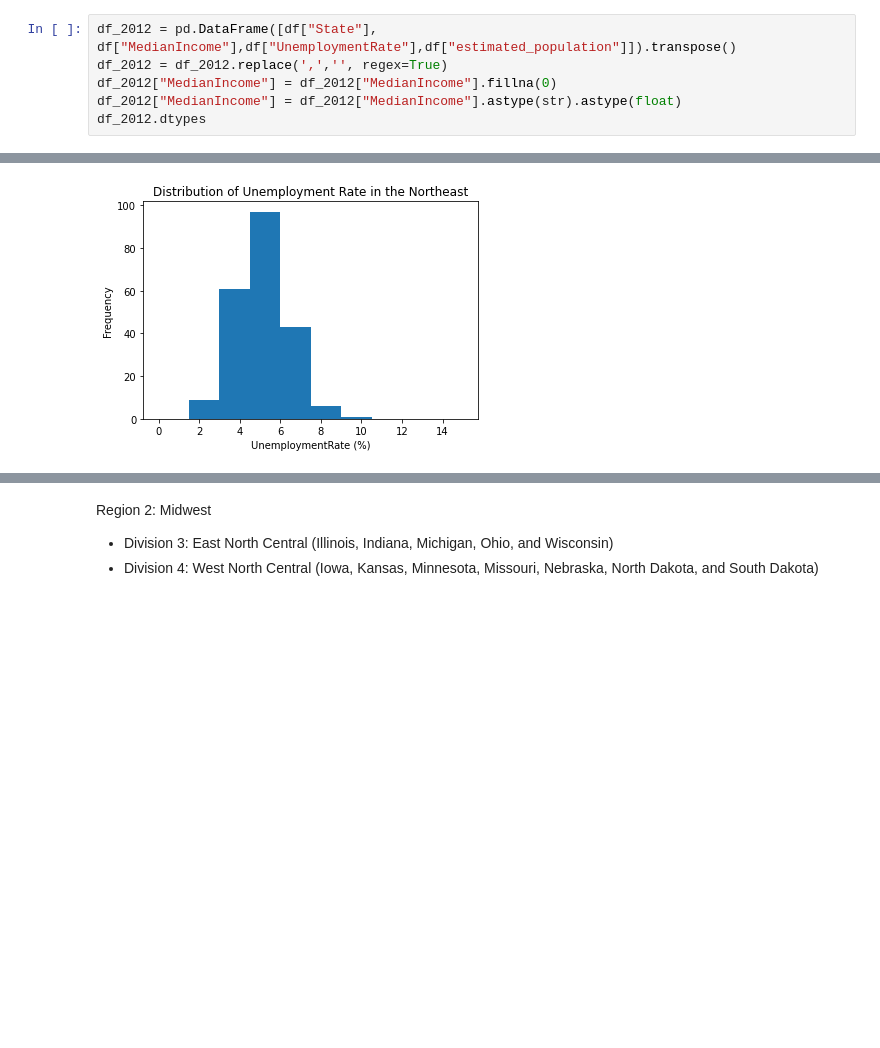
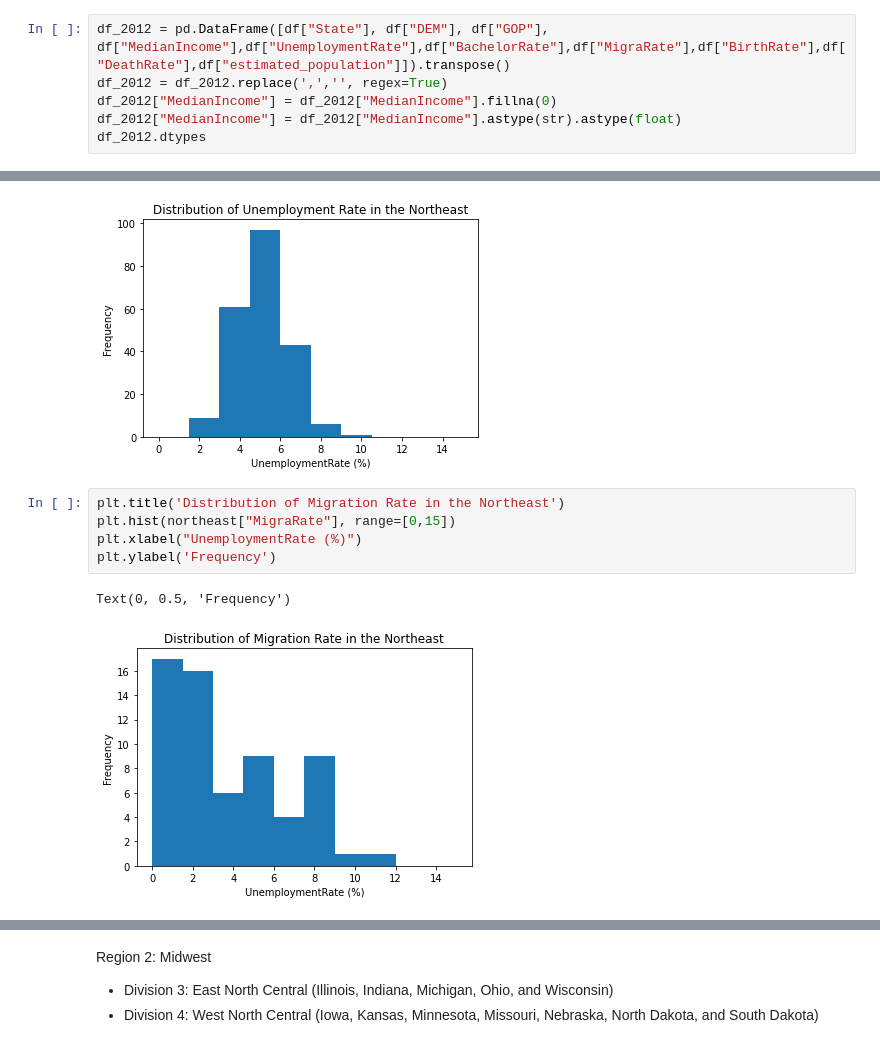
Before and after one commit to JiaJiunn/ORIE_4741_Project, a Jupyter notebook: analysis/histograms_zoe.ipynb, the cells around one changed output, grey strips where cells are left out. Saved outputs shown, nothing was run; the diff lists cells and outputs as text; blank space fills up the shorter version.

Commit message:
finalized visualizations

```diff
--- a/analysis/histograms_zoe.ipynb
+++ b/analysis/histograms_zoe.ipynb
@@ -26,5 +16,5 @@ dtype: object
 # %%
-df_2012 = pd.DataFrame([df["State"], df["MedianIncome"],df["UnemploymentRate"],df["estimated_population"]]).transpose()
+df_2012 = pd.DataFrame([df["State"], df["DEM"], df["GOP"], df["MedianIncome"],df["UnemploymentRate"],df["BachelorRate"],df["MigraRate"],df["BirthRate"],df["DeathRate"],df["estimated_population"]]).transpose()
 df_2012 = df_2012.replace(',','', regex=True)
 df_2012["MedianIncome"] = df_2012["MedianIncome"].fillna(0)
 df_2012["MedianIncome"] = df_2012["MedianIncome"].astype(str).astype(float)
@@ -76,3 +77,11 @@ plt.ylabel('Frequency')
 # %% [output]
 Text(0, 0.5, 'Frequency')
 [figure]
+# %%
+plt.title('Distribution of Migration Rate in the Northeast')
+plt.hist(northeast["MigraRate"], range=[0,15])
+plt.xlabel("UnemploymentRate (%)")
+plt.ylabel('Frequency')
+# %% [output]
+Text(0, 0.5, 'Frequency')
+[figure, added]
```
Also changed, not shown: parts of 19 cells of this notebook.
